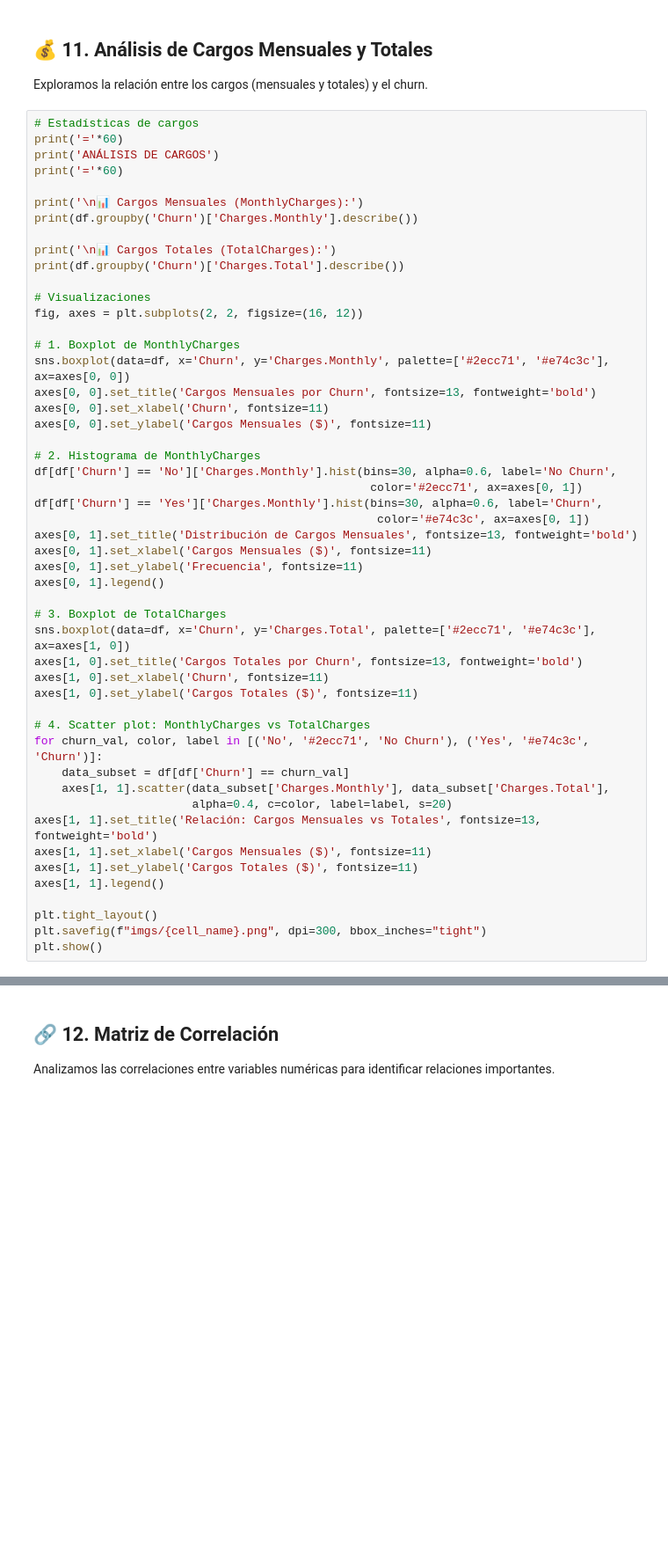
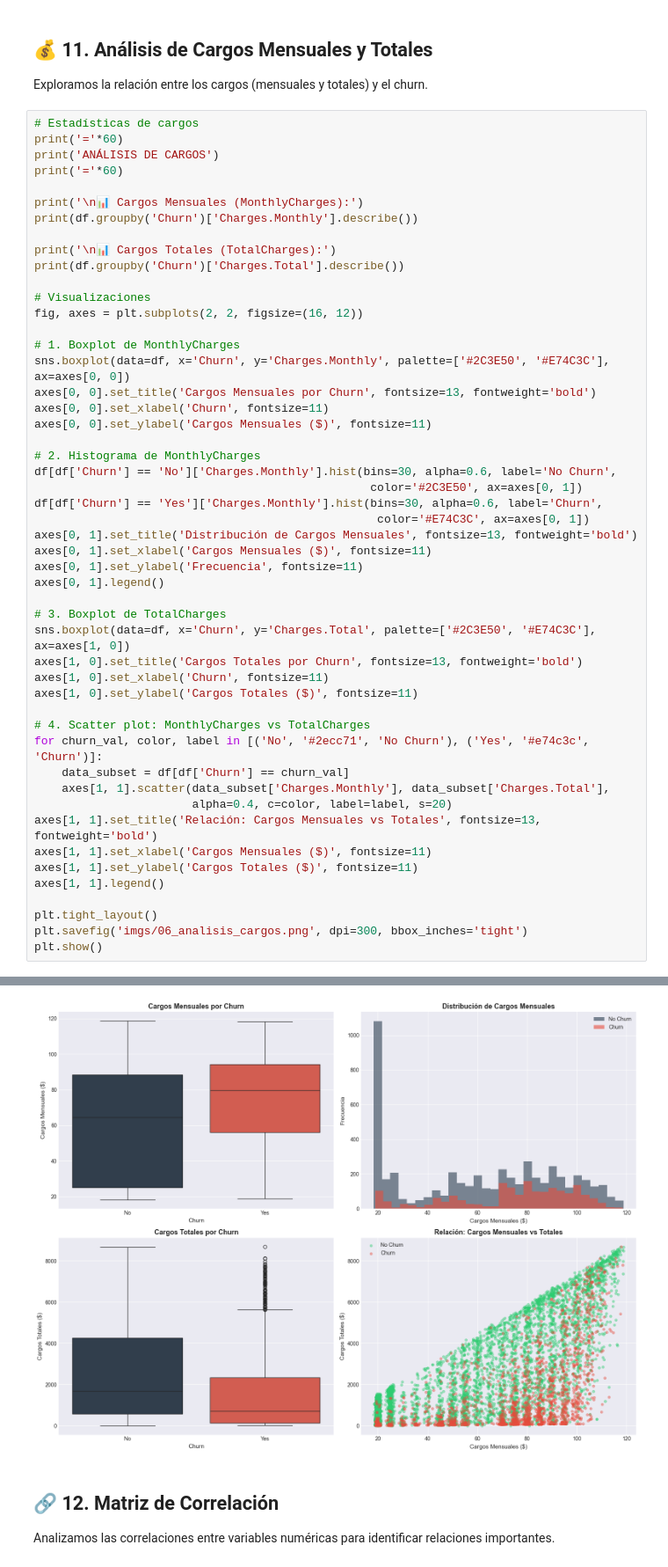
Before and after one commit to LenninTemoche/Challenge-TelecomX-Alura-One-DS, a Jupyter notebook: TelecomX_ETL.ipynb, the cells around one changed output, grey strips where cells are left out. Shown at 88% size. Cells and saved outputs as stored; diff of their text form; blank space fills up the shorter version.

```diff
--- a/TelecomX_ETL.ipynb
+++ b/TelecomX_ETL.ipynb
@@ -559,23 +880,23 @@ print(df.groupby('Churn')['Charges.Total'].describe())
 fig, axes = plt.subplots(2, 2, figsize=(16, 12))
 
 # 1. Boxplot de MonthlyCharges
-sns.boxplot(data=df, x='Churn', y='Charges.Monthly', palette=['#2ecc71', '#e74c3c'], ax=axes[0, 0])
+sns.boxplot(data=df, x='Churn', y='Charges.Monthly', palette=['#2C3E50', '#E74C3C'], ax=axes[0, 0])
 axes[0, 0].set_title('Cargos Mensuales por Churn', fontsize=13, fontweight='bold')
 axes[0, 0].set_xlabel('Churn', fontsize=11)
 axes[0, 0].set_ylabel('Cargos Mensuales ($)', fontsize=11)
 
 # 2. Histograma de MonthlyCharges
 df[df['Churn'] == 'No']['Charges.Monthly'].hist(bins=30, alpha=0.6, label='No Churn',
-                                                 color='#2ecc71', ax=axes[0, 1])
+                                                 color='#2C3E50', ax=axes[0, 1])
 df[df['Churn'] == 'Yes']['Charges.Monthly'].hist(bins=30, alpha=0.6, label='Churn',
-                                                  color='#e74c3c', ax=axes[0, 1])
+                                                  color='#E74C3C', ax=axes[0, 1])
 axes[0, 1].set_title('Distribución de Cargos Mensuales', fontsize=13, fontweight='bold')
 axes[0, 1].set_xlabel('Cargos Mensuales ($)', fontsize=11)
 axes[0, 1].set_ylabel('Frecuencia', fontsize=11)
 axes[0, 1].legend()
 
 # 3. Boxplot de TotalCharges
-sns.boxplot(data=df, x='Churn', y='Charges.Total', palette=['#2ecc71', '#e74c3c'], ax=axes[1, 0])
+sns.boxplot(data=df, x='Churn', y='Charges.Total', palette=['#2C3E50', '#E74C3C'], ax=axes[1, 0])
 axes[1, 0].set_title('Cargos Totales por Churn', fontsize=13, fontweight='bold')
 axes[1, 0].set_xlabel('Churn', fontsize=11)
 axes[1, 0].set_ylabel('Cargos Totales ($)', fontsize=11)
@@ -591,5 +912,6 @@ axes[1, 1].set_ylabel('Cargos Totales ($)', fontsize=11)
 axes[1, 1].legend()
 
 plt.tight_layout()
-plt.savefig(f"imgs/{cell_name}.png", dpi=300, bbox_inches="tight")
+plt.savefig('imgs/06_analisis_cargos.png', dpi=300, bbox_inches='tight')
 plt.show()
+# %% [output]
@@ -596,3 +938,4 @@ plt.show()
+[figure, added]
 # %% [markdown]
 ## 🔗 12. Matriz de Correlación
 
```
Also changed, not shown: parts of 36 cells of this notebook, 8 other files.
